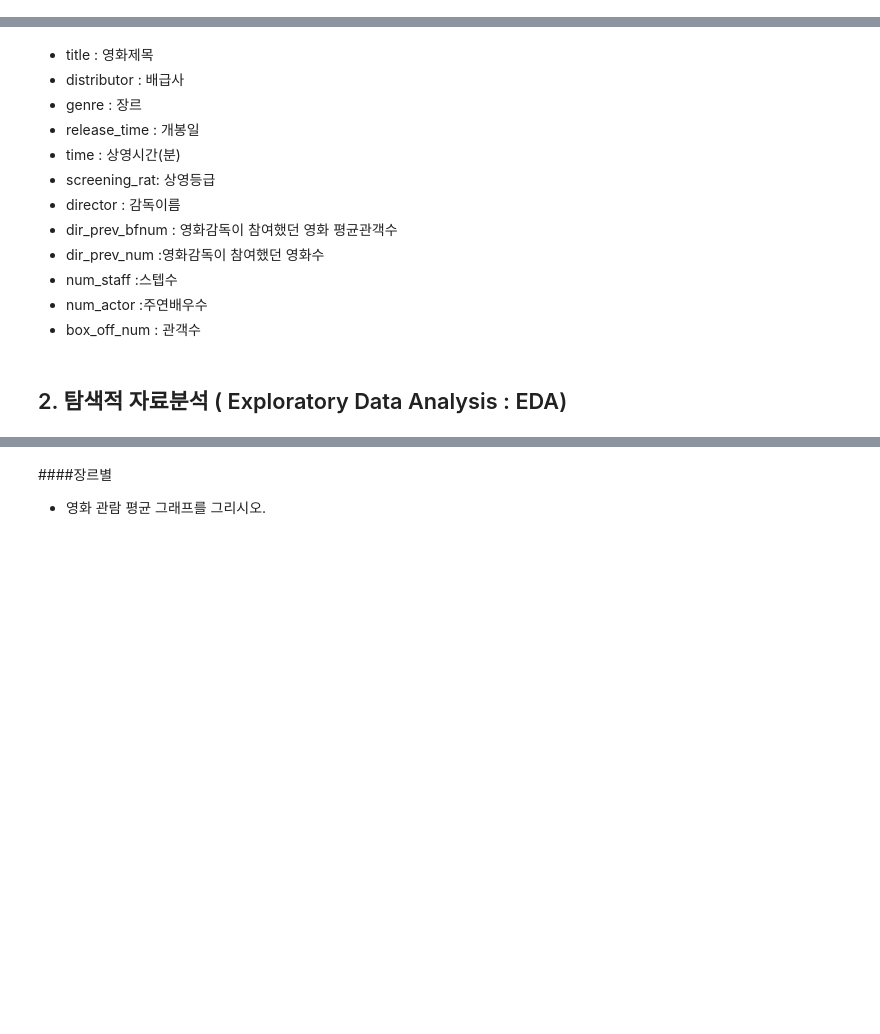
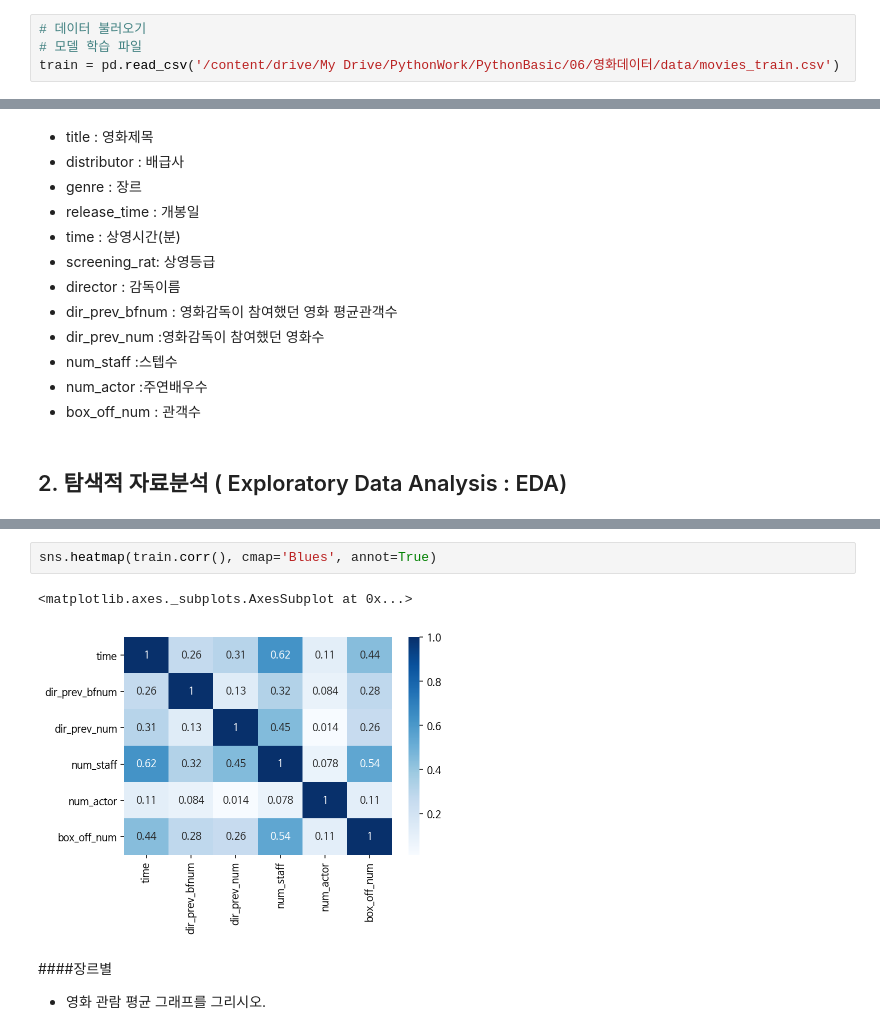
Before and after one commit to cybermin/pythonbasic, a Jupyter notebook: work/10/영화데이터분석.ipynb, the cells around one changed output, grey strips where cells are left out. Cells and saved outputs as stored; diff of their text form; blank space fills up the shorter version.

```diff
--- a/work/10/영화데이터분석.ipynb
+++ b/work/10/영화데이터분석.ipynb
@@ -32,3 +40,7 @@ matplotlib.rcParams['axes.unicode_minus'] = False
 
 #seaborn 라이브러리를 이용한 시각화
 import seaborn as sns
+# %%
+# 데이터 불러오기
+# 모델 학습 파일
+train = pd.read_csv('/content/drive/My Drive/PythonWork/PythonBasic/06/영화데이터/data/movies_train.csv')
@@ -57,3 +160,8 @@ import seaborn as sns
+# %%
+sns.heatmap(train.corr(), cmap='Blues', annot=True)
+# %% [output]
+<matplotlib.axes._subplots.AxesSubplot at 0x...>
+[figure, added]
 # %% [markdown]
 ####장르별
 + 영화 관람 평균 그래프를 그리시오.
```
Also changed, not shown: parts of 36 cells of this notebook.
